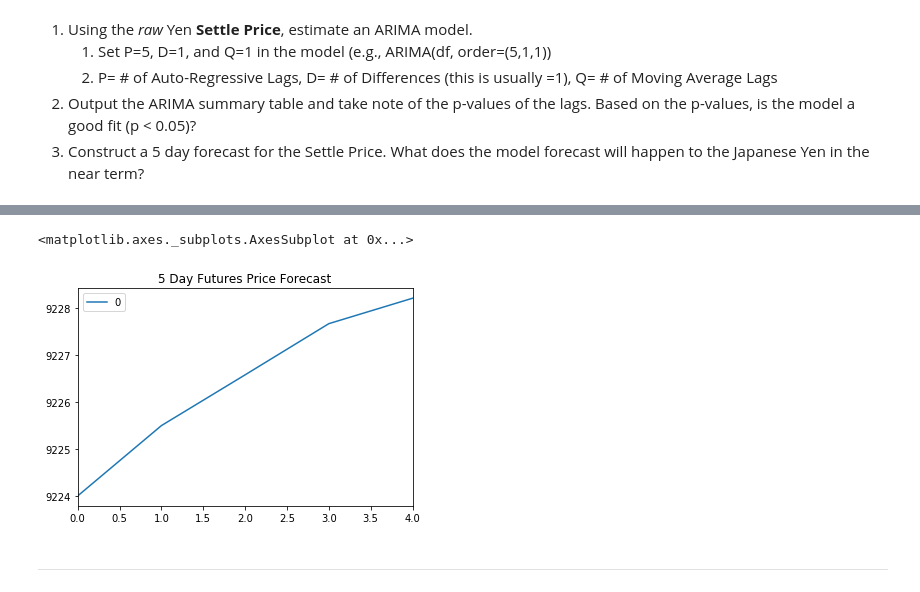
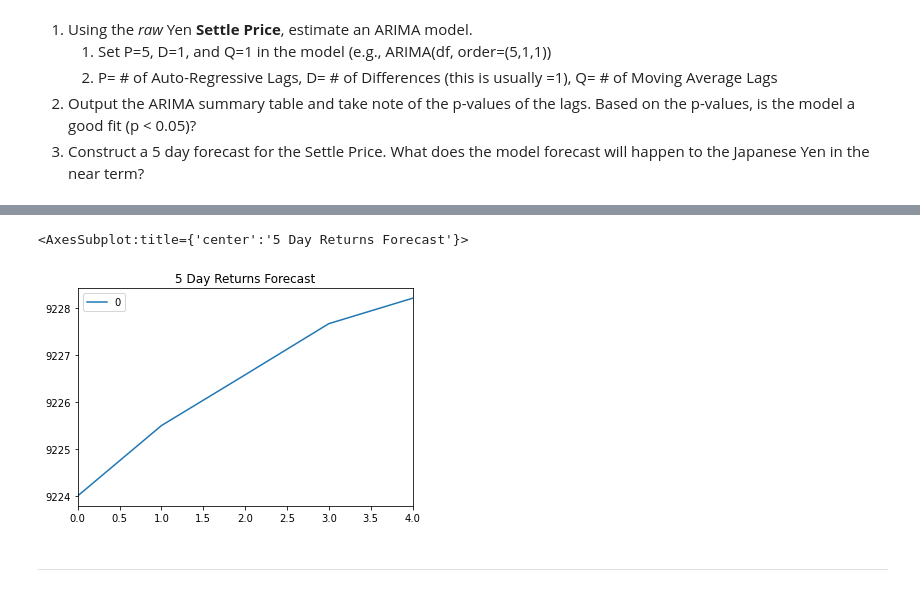
Before and after one commit to ameghani10/A_Yen_For_The_Future, a Jupyter notebook: time_series_analysis.ipynb, the cells around one changed output, grey strips where cells are left out. Saved outputs shown, nothing was run; the diff lists cells and outputs as text; code cells hidden in the pictures.

```diff
--- a/time_series_analysis.ipynb
+++ b/time_series_analysis.ipynb
@@ -192,9 +212,9 @@ from statsmodels.tsa.arima_model import ARIMA
 
 # Estimate and ARIMA Model:
 # Hint: ARIMA(df, order=(p, d, q))
-# YOUR CODE HERE!
+model_ARIMA = ARIMA(yen_futures["Settle"], order = (5,1,1))
 
 # Fit the model
-# YOUR CODE HERE!
+results_ARIMA = model_ARIMA.fit()
 # %%
 # Output model summary results:
@@ -204,9 +247,9 @@ NameError: name 'results' is not defined
 # %%
 # Plot the 5 Day Price Forecast
-# YOUR CODE HERE!
+pd.DataFrame(results_ARIMA.forecast(steps = 5)[0]).plot(title = "5 Day Returns Forecast")
 # %% [output]
-<matplotlib.axes._subplots.AxesSubplot at 0x...>
+<AxesSubplot:title={'center':'5 Day Returns Forecast'}>
-[figure, old version]
+[figure, new version]
 # %% [markdown]
 ---
 # %% [markdown]
```
Also changed, not shown: parts of 15 cells of this notebook.
